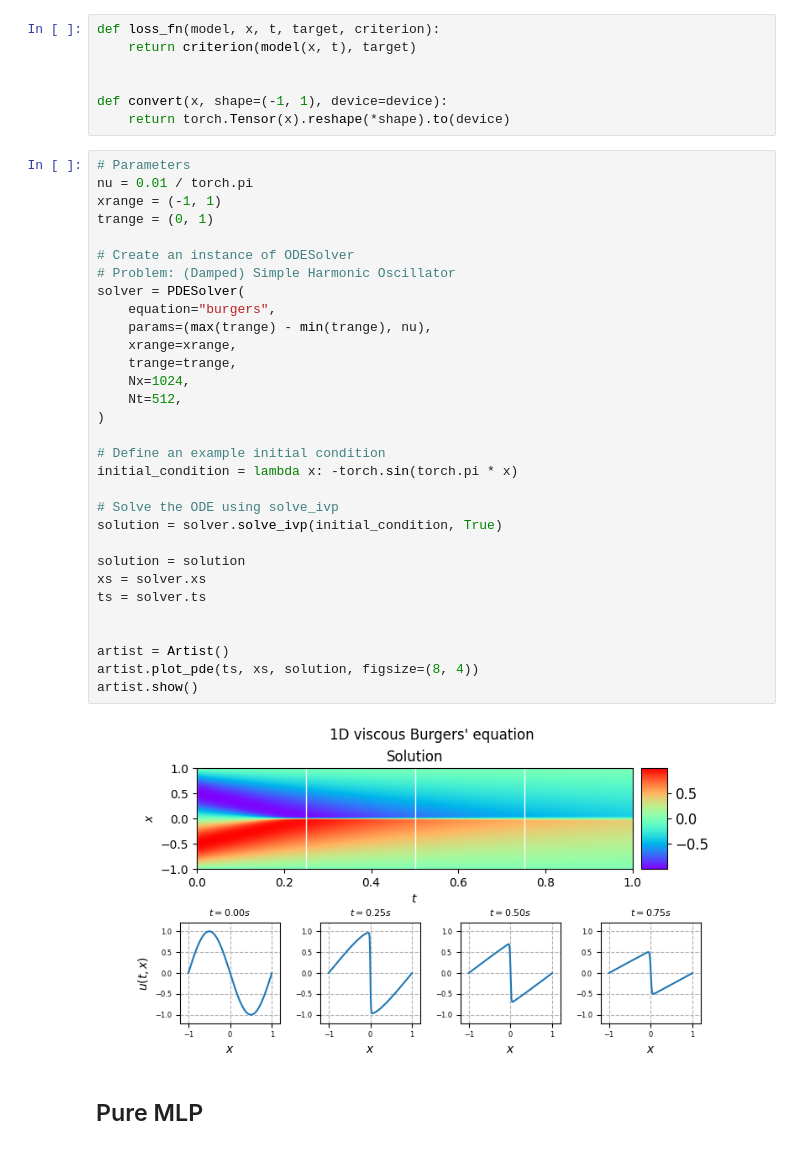
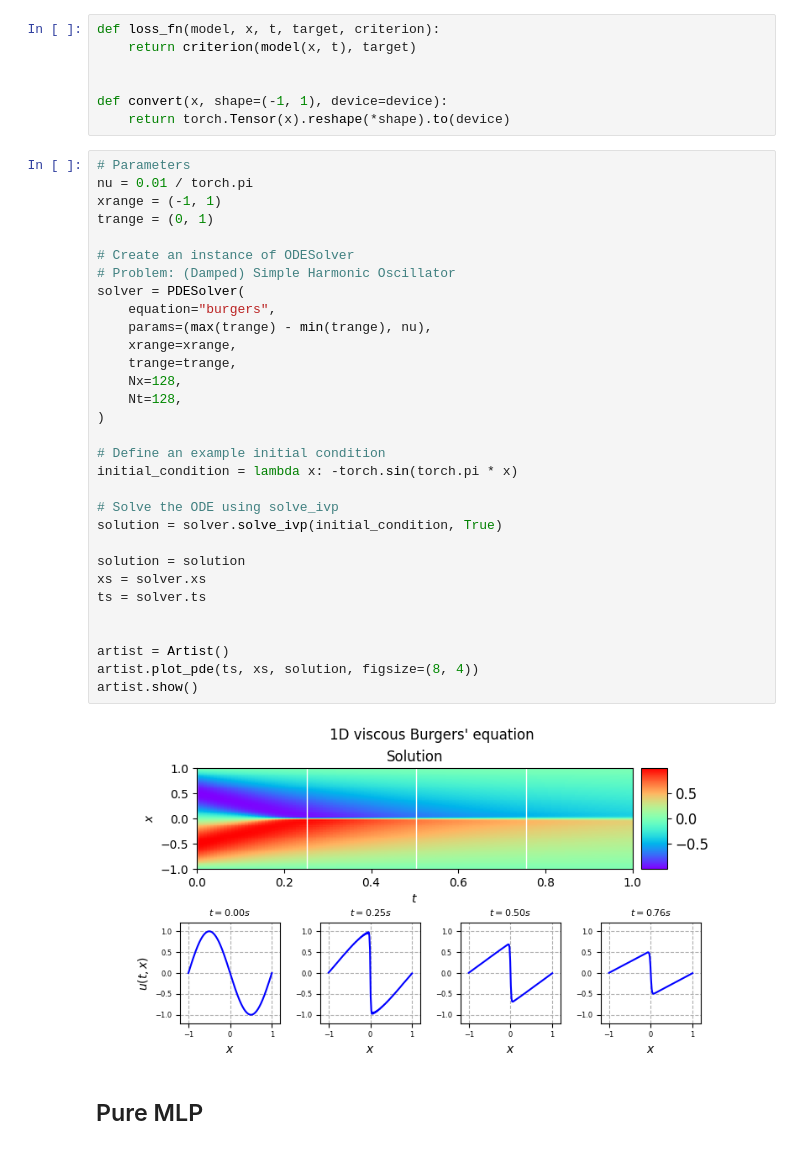
Before and after one commit to PubCyBerry/pytorch-jax, a Jupyter notebook: examples/notebooks/PINNs-burgers.ipynb, the cells around one changed output. Drawn from its saved outputs; the diff is of its cells as text.

```diff
--- a/examples/notebooks/PINNs-burgers.ipynb
+++ b/examples/notebooks/PINNs-burgers.ipynb
@@ -43,36 +43,36 @@ def convert(x, shape=(-1, 1), device=device):
 # %%
 # Parameters
 nu = 0.01 / torch.pi
 xrange = (-1, 1)
 trange = (0, 1)
 
 # Create an instance of ODESolver
 # Problem: (Damped) Simple Harmonic Oscillator
 solver = PDESolver(
     equation="burgers",
     params=(max(trange) - min(trange), nu),
     xrange=xrange,
     trange=trange,
-    Nx=1024,
-    Nt=512,
+    Nx=128,
+    Nt=128,
 )
 
 # Define an example initial condition
 initial_condition = lambda x: -torch.sin(torch.pi * x)
 
 # Solve the ODE using solve_ivp
 solution = solver.solve_ivp(initial_condition, True)
 
 solution = solution
 xs = solver.xs
 ts = solver.ts
 
 
 artist = Artist()
 artist.plot_pde(ts, xs, solution, figsize=(8, 4))
 artist.show()
 # %% [output]
-[figure, old version]
+[figure, new version]
 # %% [markdown]
 ## Pure MLP
 # %%
```
Also changed, not shown: parts of 3 cells of this notebook, 3 other files.
